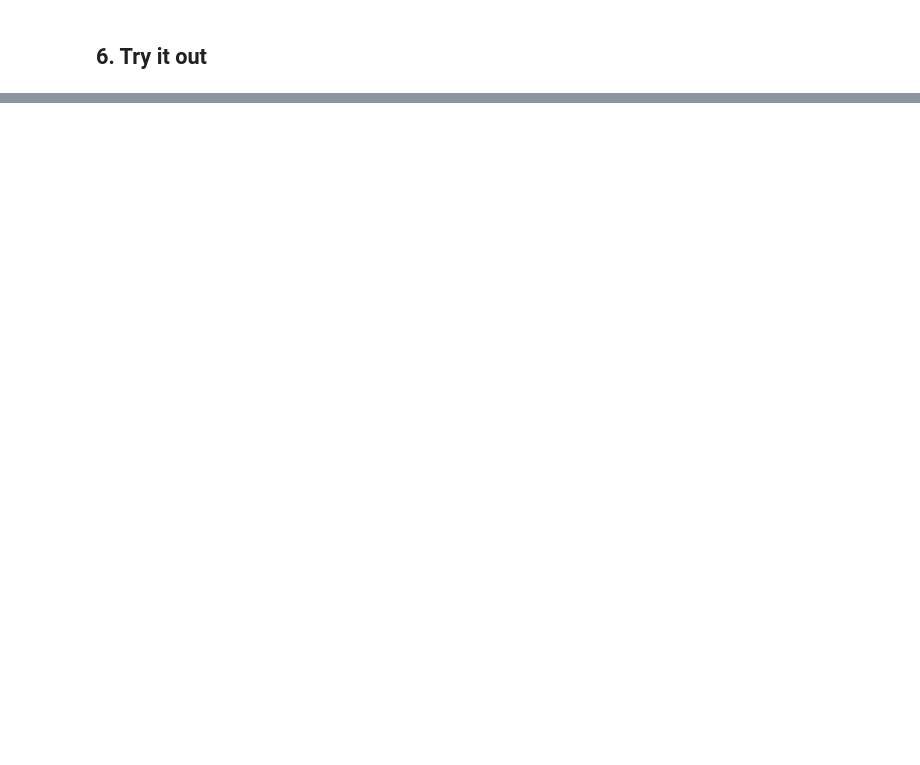
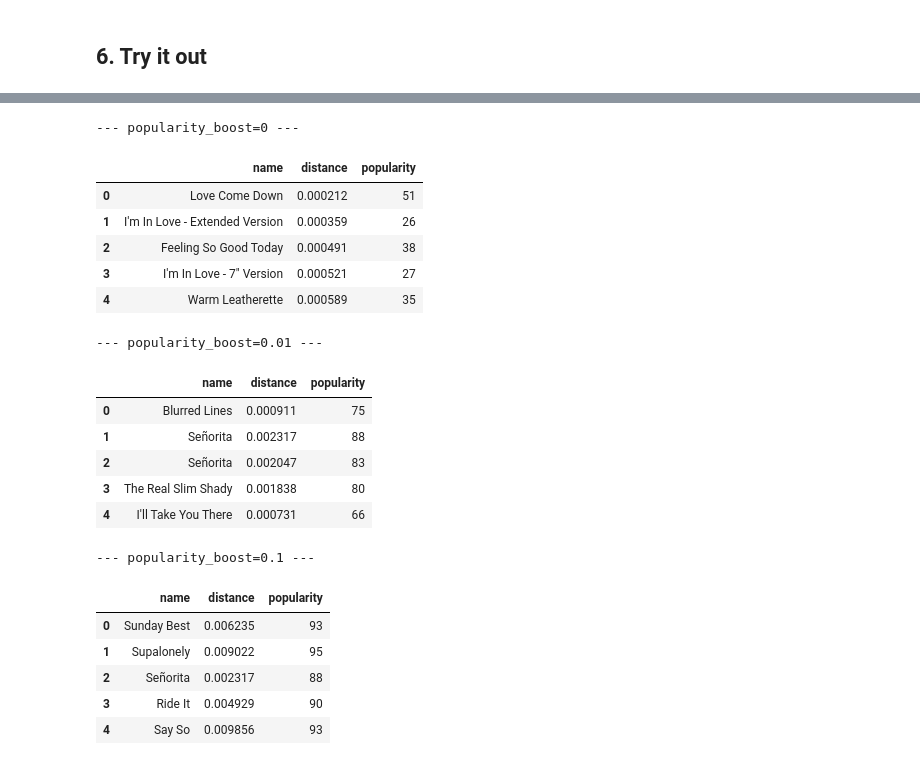
Before and after one commit to amunshi10/Spotify_Recommendation_Feature, a Jupyter notebook: notebooks/spotify_recommender.ipynb, the cells around one changed output, grey strips where cells are left out. Saved outputs shown, nothing was run; the diff lists cells and outputs as text; code cells hidden in the pictures; blank space fills up the shorter version.

```diff
--- a/notebooks/spotify_recommender.ipynb
+++ b/notebooks/spotify_recommender.ipynb
@@ -172,0 +256,26 @@ recommender.recommend("WonderWall", amount=10)
+# %%
+for boost in [0, 0.01, 0.1]:
+    print(f"\n--- popularity_boost={boost} ---")
+    display(recommender.recommend("Billie Jean", amount=5, popularity_boost=boost)[['name', 'distance', 'popularity']])
+# %% [output]
+--- popularity_boost=0 ---
+|  | name | distance | popularity |
+| 0 | Love Come Down | 0.000212 | 51 |
+| 1 | I'm In Love - Extended Version | 0.000359 | 26 |
+| 2 | Feeling So Good Today | 0.000491 | 38 |
+| 3 | I'm In Love - 7" Version | 0.000521 | 27 |
+| 4 | Warm Leatherette | 0.000589 | 35 |
+--- popularity_boost=0.01 ---
+|  | name | distance | popularity |
+| 0 | Blurred Lines | 0.000911 | 75 |
+| 1 | Señorita | 0.002317 | 88 |
+| 2 | Señorita | 0.002047 | 83 |
+| 3 | The Real Slim Shady | 0.001838 | 80 |
+| 4 | I'll Take You There | 0.000731 | 66 |
+--- popularity_boost=0.1 ---
+|  | name | distance | popularity |
+| 0 | Sunday Best | 0.006235 | 93 |
+| 1 | Supalonely | 0.009022 | 95 |
+| 2 | Señorita | 0.002317 | 88 |
+| 3 | Ride It | 0.004929 | 90 |
+| 4 | Say So | 0.009856 | 93 |
```
Also changed, not shown: parts of 8 cells of this notebook, 6 other files.
